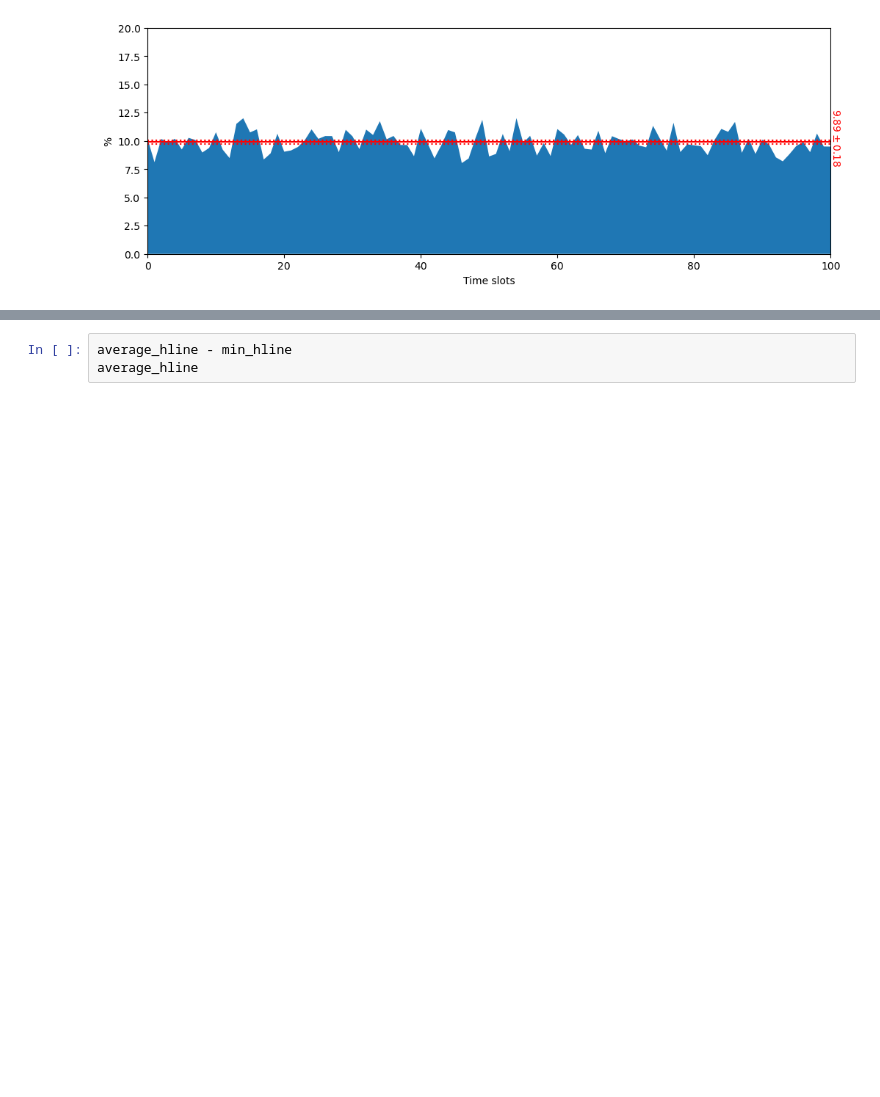
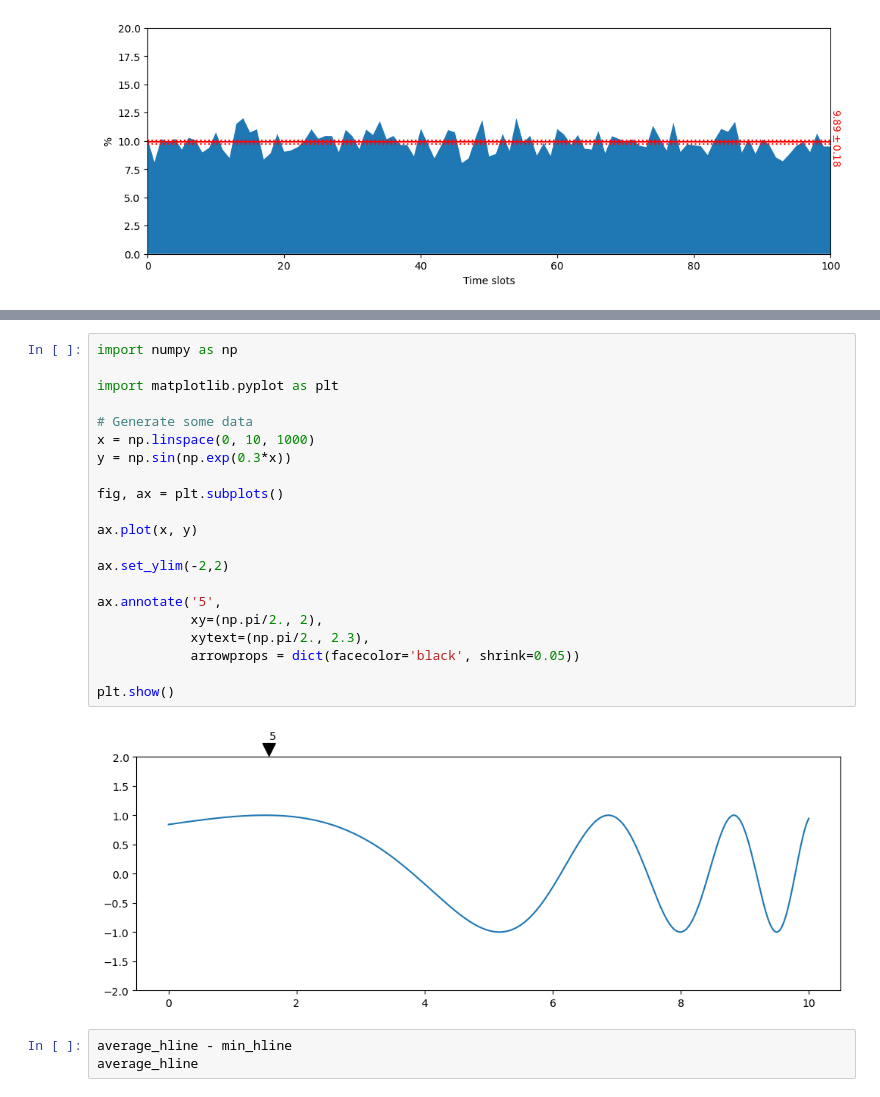
Before and after one commit to Tahuubinh/Offloading_to_Vehicles, a Jupyter notebook: Mec_ver4-main/code/csvFilesNorm/Plot_norm.ipynb, the cells around one changed output, grey strips where cells are left out. Drawn from its saved outputs; the diff is of its cells as text; blank space fills up the shorter version.

```diff
--- a/Mec_ver4-main/code/csvFilesNorm/Plot_norm.ipynb
+++ b/Mec_ver4-main/code/csvFilesNorm/Plot_norm.ipynb
@@ -715,3 +798,26 @@ plt.show()
+# %%
+import numpy as np
+
+import matplotlib.pyplot as plt
+
+# Generate some data
+x = np.linspace(0, 10, 1000)
+y = np.sin(np.exp(0.3*x))
+
+fig, ax = plt.subplots()
+
+ax.plot(x, y)
+
+ax.set_ylim(-2,2)
+
+ax.annotate('5',
+            xy=(np.pi/2., 2),
+            xytext=(np.pi/2., 2.3),
+            arrowprops = dict(facecolor='black', shrink=0.05))
+
+plt.show()
+# %% [output]
+[figure, added]
 # %%
 average_hline - min_hline
 average_hline
```
Also changed, not shown: parts of 15 cells of this notebook, 3 other files.
